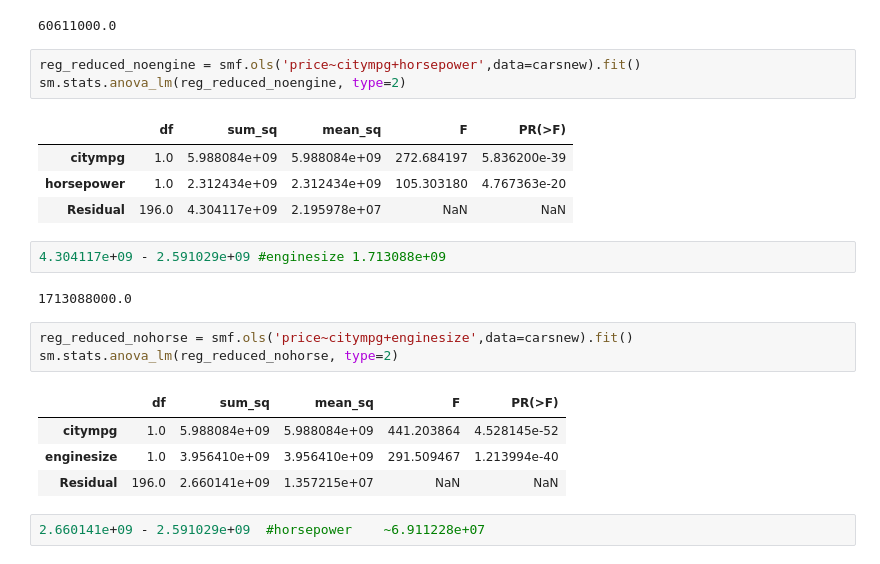
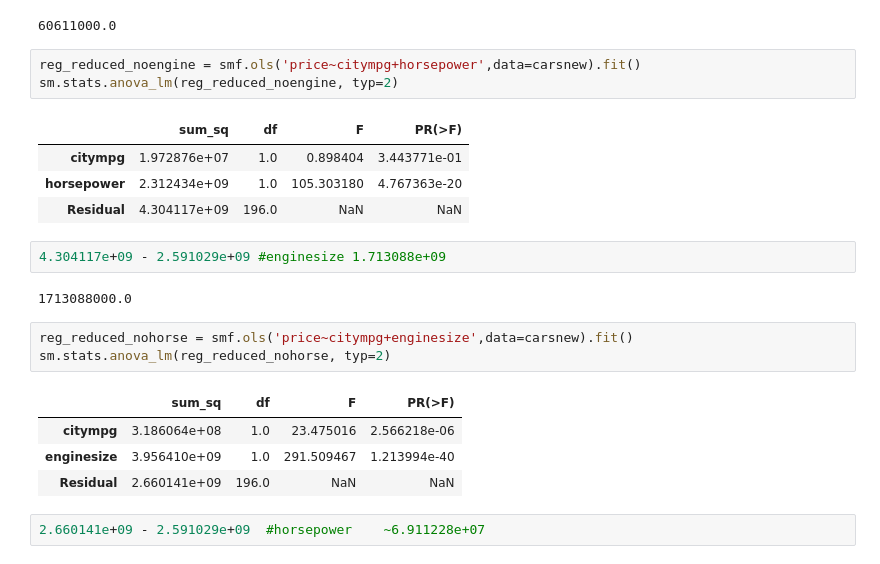
Before and after one commit to codycarroll/regression_f24, a Jupyter notebook: Code/MLR_model fitting and testing.ipynb, the cells around one changed output. Cells and saved outputs as stored; diff of their text form.

```diff
--- a/Code/MLR_model fitting and testing.ipynb
+++ b/Code/MLR_model fitting and testing.ipynb
@@ -225,24 +225,24 @@ sm.stats.anova_lm(reg, type = 2)
 60611000.0
 # %%
 reg_reduced_noengine = smf.ols('price~citympg+horsepower',data=carsnew).fit()
-sm.stats.anova_lm(reg_reduced_noengine, type=2)
+sm.stats.anova_lm(reg_reduced_noengine, typ=2)
 # %% [output]
-|  | df | sum_sq | mean_sq | F | PR(>F) |
-| citympg | 1.0 | 5.988084e+09 | 5.988084e+09 | 272.684197 | 5.836200e-39 |
-| horsepower | 1.0 | 2.312434e+09 | 2.312434e+09 | 105.303180 | 4.767363e-20 |
-| Residual | 196.0 | 4.304117e+09 | 2.195978e+07 | NaN | NaN |
+|  | sum_sq | df | F | PR(>F) |
+| citympg | 1.972876e+07 | 1.0 | 0.898404 | 3.443771e-01 |
+| horsepower | 2.312434e+09 | 1.0 | 105.303180 | 4.767363e-20 |
+| Residual | 4.304117e+09 | 196.0 | NaN | NaN |
 # %%
 4.304117e+09 - 2.591029e+09 #enginesize	1.713088e+09
 # %% [output]
 1713088000.0
 # %%
 reg_reduced_nohorse = smf.ols('price~citympg+enginesize',data=carsnew).fit()
-sm.stats.anova_lm(reg_reduced_nohorse, type=2)
+sm.stats.anova_lm(reg_reduced_nohorse, typ=2)
 # %% [output]
-|  | df | sum_sq | mean_sq | F | PR(>F) |
-| citympg | 1.0 | 5.988084e+09 | 5.988084e+09 | 441.203864 | 4.528145e-52 |
-| enginesize | 1.0 | 3.956410e+09 | 3.956410e+09 | 291.509467 | 1.213994e-40 |
-| Residual | 196.0 | 2.660141e+09 | 1.357215e+07 | NaN | NaN |
+|  | sum_sq | df | F | PR(>F) |
+| citympg | 3.186064e+08 | 1.0 | 23.475016 | 2.566218e-06 |
+| enginesize | 3.956410e+09 | 1.0 | 291.509467 | 1.213994e-40 |
+| Residual | 2.660141e+09 | 196.0 | NaN | NaN |
 # %%
 2.660141e+09 - 2.591029e+09  #horsepower	~6.911228e+07
 # %% [output]
```
Also changed, not shown: parts of 20 cells of this notebook.
